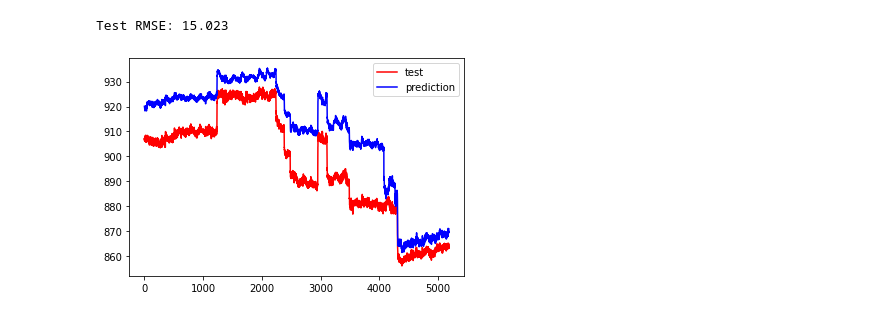
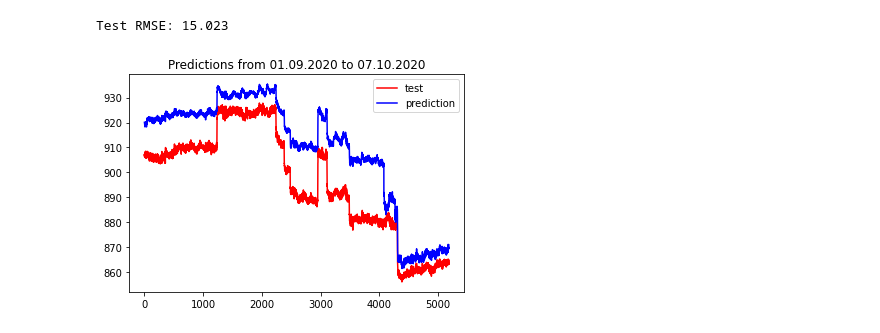
Before and after one commit to radtkede/predictive_maintenance, a Jupyter notebook: LSTM_approach.ipynb, the cells around one changed output. Drawn from its saved outputs; the diff is of its cells as text; code cells hidden in the pictures.

Commit message:
title last plot

```diff
--- a/LSTM_approach.ipynb
+++ b/LSTM_approach.ipynb
@@ -220,7 +220,8 @@ Test RMSE: 15.023
 # %%
 pyplot.plot(inv_y, color = 'red', label = 'test')
 pyplot.plot(inv_yhat, color = 'blue', label = 'prediction')
 pyplot.legend()
+pyplot.title('Predictions from 01.09.2020 to 07.10.2020', color = 'black')
 pyplot.show()
 # %% [output]
-[figure, old version]
+[figure, new version]
```
